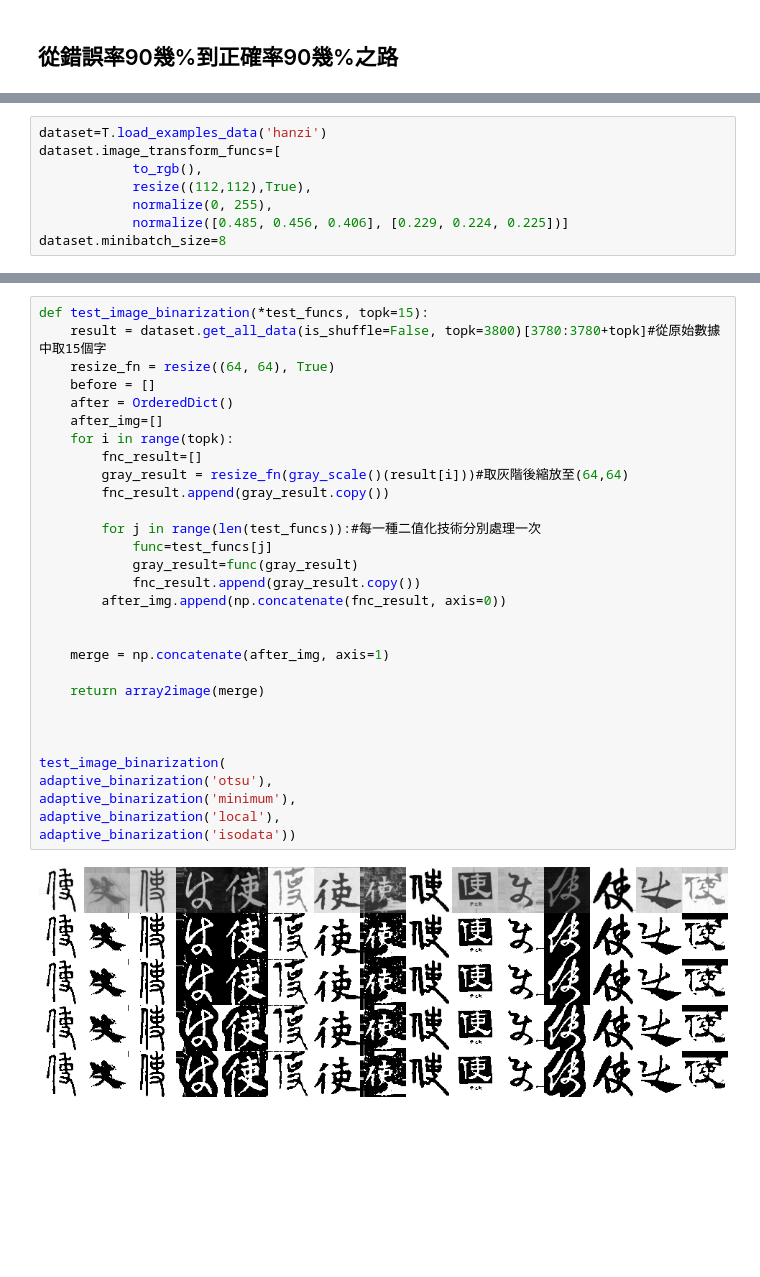
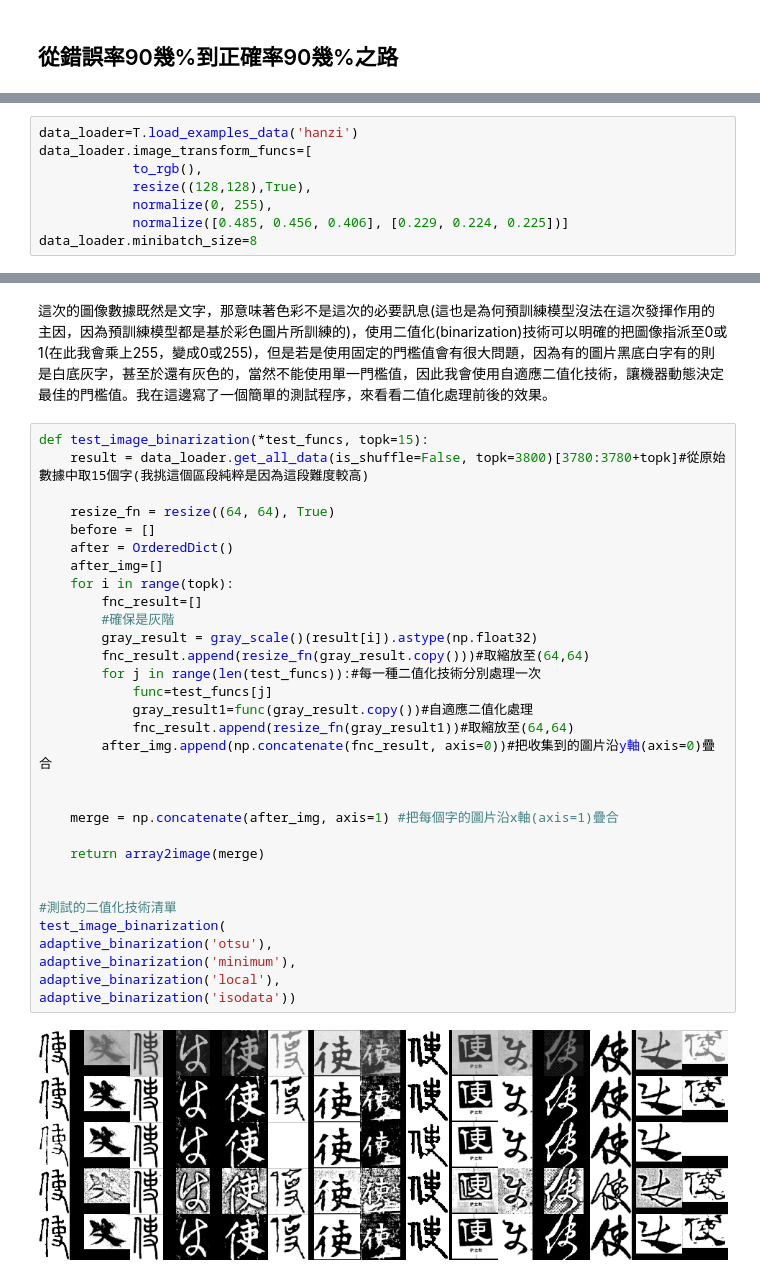
Before and after one commit to AllanYiin/DeepBelief_Course5_Examples, a Jupyter notebook: epoch102_識別漢字/Chinese_Character_Recognition_pytorch.ipynb, the cells around one changed output, grey strips where cells are left out. Saved outputs shown, nothing was run; the diff lists cells and outputs as text; blank space fills up the shorter version.

Commit message:
update examples: hanzi recognition

```diff
--- a/epoch102_識別漢字/Chinese_Character_Recognition_pytorch.ipynb
+++ b/epoch102_識別漢字/Chinese_Character_Recognition_pytorch.ipynb
@@ -47,11 +48,11 @@ trident這個的一大特色就是簡潔，數據集只要一行就能宣告完
 # %%
-dataset=T.load_examples_data('hanzi')
-dataset.image_transform_funcs=[
+data_loader=T.load_examples_data('hanzi')
+data_loader.image_transform_funcs=[
             to_rgb(),
-            resize((112,112),True),
+            resize((128,128),True),
             normalize(0, 255),
             normalize([0.485, 0.456, 0.406], [0.229, 0.224, 0.225])]
-dataset.minibatch_size=8
+data_loader.minibatch_size=8
 # %% [output]
 archive file is already existing, donnot need download again.
 extraction is finished, donnot need extract again.
@@ -72,32 +80,35 @@ Mapping class_names  in en-us   success, total 100 class names added.
+# %% [markdown]
+這次的圖像數據既然是文字，那意味著色彩不是這次的必要訊息(這也是為何預訓練模型沒法在這次發揮作用的主因，因為預訓練模型都是基於彩色圖片所訓練的)，使用二值化(binarization)技術可以明確的把圖像指派至0或1(在此我會乘上255，變成0或255)，但是若是使用固定的門檻值會有很大問題，因為有的圖片黑底白字有的則是白底灰字，甚至於還有灰色的，當然不能使用單一門檻值，因此我會使用自適應二值化技術，讓機器動態決定最佳的門檻值。我在這邊寫了一個簡單的測試程序，來看看二值化處理前後的效果。
 # %%
 def test_image_binarization(*test_funcs, topk=15):
-    result = dataset.get_all_data(is_shuffle=False, topk=3800)[3780:3780+topk]#從原始數據中取15個字
+    result = data_loader.get_all_data(is_shuffle=False, topk=3800)[3780:3780+topk]#從原始數據中取15個字(我挑這個區段純粹是因為這段難度較高)
+
     resize_fn = resize((64, 64), True)
     before = []
     after = OrderedDict()
     after_img=[]
     for i in range(topk):
         fnc_result=[]
-        gray_result = resize_fn(gray_scale()(result[i]))#取灰階後縮放至(64,64)
-        fnc_result.append(gray_result.copy())
-
+        #確保是灰階
+        gray_result = gray_scale()(result[i]).astype(np.float32)
+        fnc_result.append(resize_fn(gray_result.copy()))#取縮放至(64,64)
         for j in range(len(test_funcs)):#每一種二值化技術分別處理一次
             func=test_funcs[j]
-            gray_result=func(gray_result)
-            fnc_result.append(gray_result.copy())
-        after_img.append(np.concatenate(fnc_result, axis=0))
+            gray_result1=func(gray_result.copy())#自適應二值化處理
+            fnc_result.append(resize_fn(gray_result1))#取縮放至(64,64)
+        after_img.append(np.concatenate(fnc_result, axis=0))#把收集到的圖片沿y軸(axis=0)疊合
 
 
-    merge = np.concatenate(after_img, axis=1)
+    merge = np.concatenate(after_img, axis=1) #把每個字的圖片沿x軸(axis=1)疊合
 
     return array2image(merge)
 
 
-
+#測試的二值化技術清單
 test_image_binarization(
 adaptive_binarization('otsu'),
 adaptive_binarization('minimum'),
 adaptive_binarization('local'),
 adaptive_binarization('isodata'))
 # %% [output]
-[figure, old version]
+[figure, new version]
```
Also changed, not shown: parts of 68 cells of this notebook, 1 other file.
